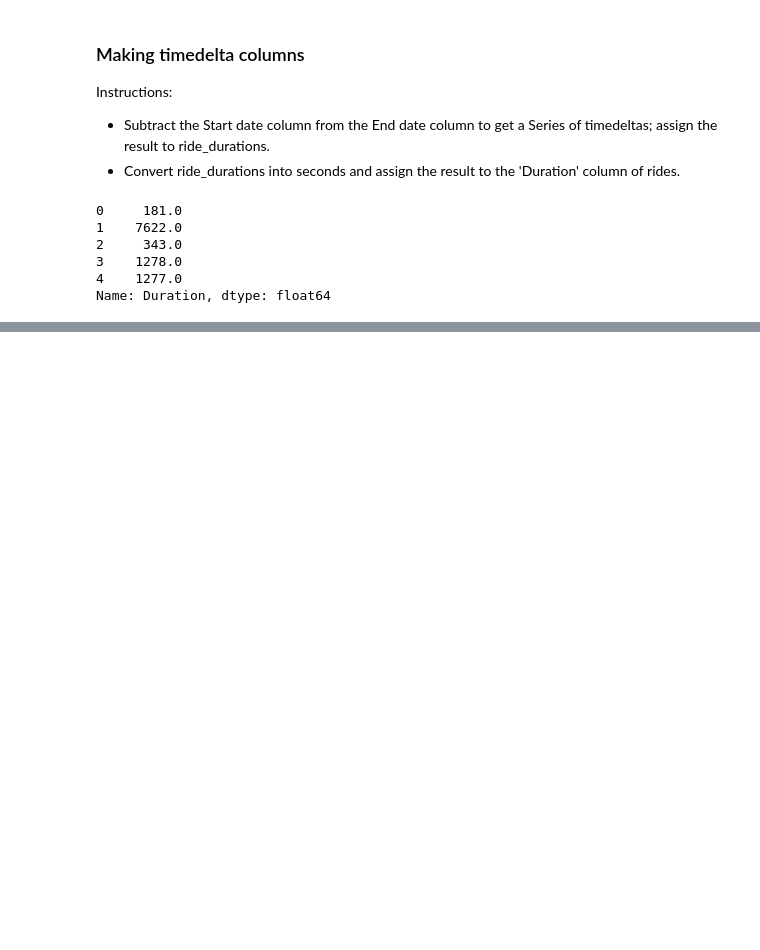
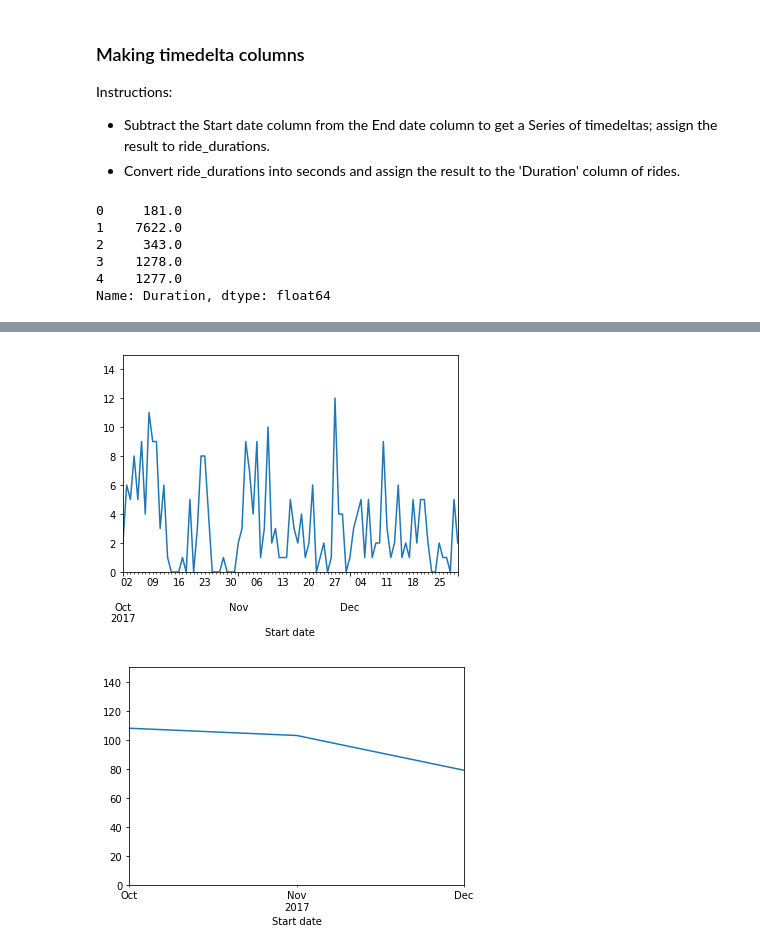
Before and after one commit to pedrogrigorio/DataCamp-Python-Data-Science-Track, a Jupyter notebook: 14-Working_with_Dates_and_Times_in_Python/notebook.ipynb, the cells around one changed output, grey strips where cells are left out. Cells and saved outputs as stored; diff of their text form; code cells hidden in the pictures; blank space fills up the shorter version.

```diff
--- a/14-Working_with_Dates_and_Times_in_Python/notebook.ipynb
+++ b/14-Working_with_Dates_and_Times_in_Python/notebook.ipynb
@@ -731,0 +767,19 @@ Name: Duration, dtype: float64
+# %%
+# Resample rides to daily, take the size, plot the results
+rides.resample('D', on= 'Start date')\
+  .size()\
+  .plot(ylim = [0, 15])
+
+# Show the results
+plt.show()
+
+# Resample rides to monthly, take the size, plot the results
+rides.resample('M', on = 'Start date')\
+  .size()\
+  .plot(ylim = [0, 150])
+
+# Show the results
+plt.show()
+# %% [output]
+[figure, added]
+[figure, added]
```
Also changed, not shown: parts of 8 cells of this notebook.
